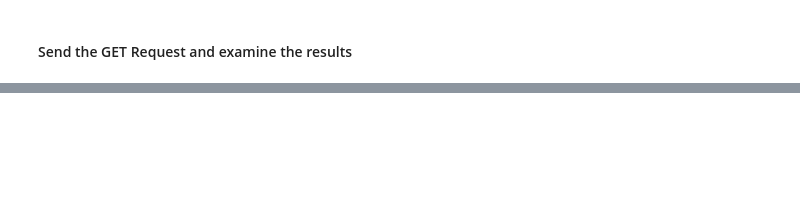
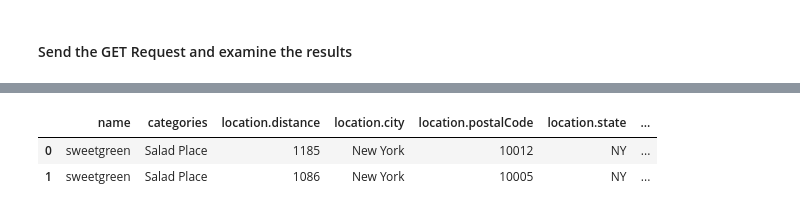
Before and after one commit to dhanup369/Python_Challenge, a Jupyter notebook: Foursquare API -Training.ipynb, the cells around one changed output, grey strips where cells are left out. Cells and saved outputs as stored; diff of their text form; code cells hidden in the pictures; blank space fills up the shorter version.

```diff
--- a/Foursquare API -Training.ipynb
+++ b/Foursquare API -Training.ipynb
@@ -42,7 +43,7 @@ Libraries imported.
 from config_foursquare import CLIENT_ID,CLIENT_SECRET
 CLIENT_ID =CLIENT_ID
 CLIENT_SECRET = CLIENT_SECRET
-VERSION='20180730'
+VERSION="20180731"
 LIMIT=30
 
 
@@ -89,0 +516,6 @@ results
+# %%
+url = 'https://api.foursquare.com/v2/venues/trending?client_id={}&client_secret={}&ll={},{}&v={}'.format(CLIENT_ID, CLIENT_SECRET, latitude, longitude, VERSION)
+
+# send GET request and get trending venues
+results = requests.get(url).json()
+results
@@ -89,0 +540,20 @@ results
+# %%
+#Check if any venues are trending at this time
+if len(results['response']['venues']) == 0:
+    trending_venues_df = 'No trending venues are available at the moment!'
+
+else:
+    trending_venues = results['response']['venues']
+    trending_venues_df = json_normalize(trending_venues)
+
+    # filter columns
+    columns_filtered = ['name', 'categories'] + ['location.distance', 'location.city', 'location.postalCode', 'location.state', 'location.country', 'location.lat', 'location.lng']
+    trending_venues_df = trending_venues_df.loc[:, columns_filtered]
+
+    # filter the category for each row
+    trending_venues_df['categories'] = trending_venues_df.apply(get_category_type, axis=1)
+trending_venues_df
+# %% [output]
+|  | name | categories | location.distance | location.city | location.postalCode | location.state | ... |
+| 0 | sweetgreen | Salad Place | 1185 | New York | 10012 | NY | ... |
+| 1 | sweetgreen | Salad Place | 1086 | New York | 10005 | NY | ... |
```
Also changed, not shown: parts of 61 cells of this notebook, 6 other files.
